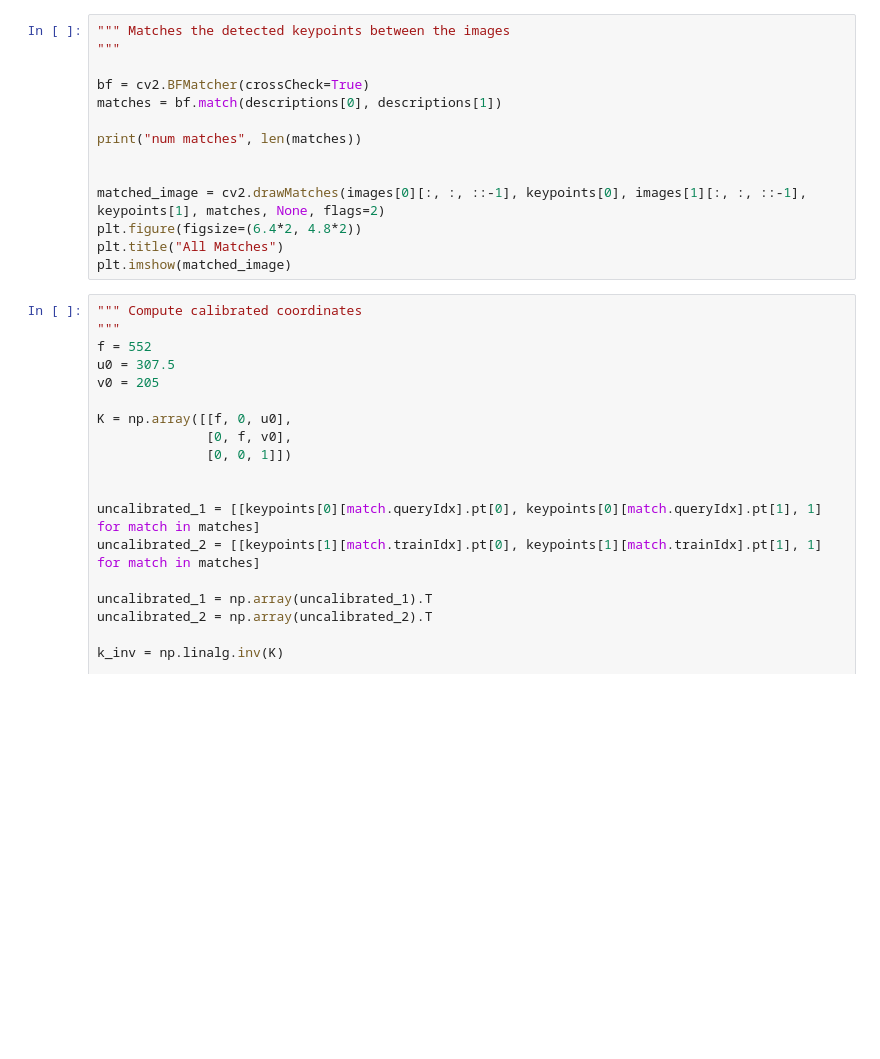
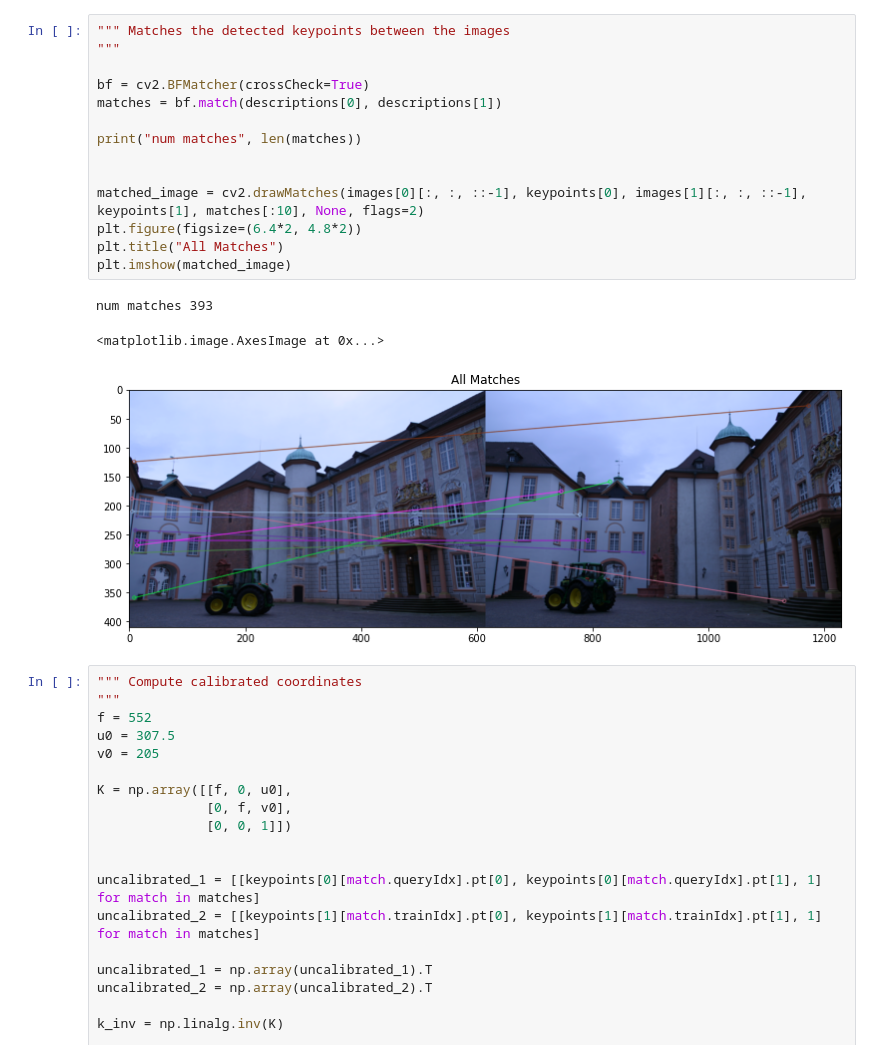
Before and after one commit to sheilsarda/CV_Fundamentals, a Jupyter notebook: PS5/scripts/homework_05_template.ipynb, the cells around one changed output. Saved outputs shown, nothing was run; the diff lists cells and outputs as text; blank space fills up the shorter version.

```diff
--- a/PS5/scripts/homework_05_template.ipynb
+++ b/PS5/scripts/homework_05_template.ipynb
@@ -41,17 +53,21 @@ for im in images:
 # %%
 """ Matches the detected keypoints between the images
 """
 
 bf = cv2.BFMatcher(crossCheck=True)
 matches = bf.match(descriptions[0], descriptions[1])
 
 print("num matches", len(matches))
 
 
-matched_image = cv2.drawMatches(images[0][:, :, ::-1], keypoints[0], images[1][:, :, ::-1], keypoints[1], matches, None, flags=2)
+matched_image = cv2.drawMatches(images[0][:, :, ::-1], keypoints[0], images[1][:, :, ::-1], keypoints[1], matches[:10], None, flags=2)
 plt.figure(figsize=(6.4*2, 4.8*2))
 plt.title("All Matches")
 plt.imshow(matched_image)
+# %% [output]
+num matches 393
+<matplotlib.image.AxesImage at 0x...>
+[figure, added]
 # %%
 """ Compute calibrated coordinates
 """
```
Also changed, not shown: parts of 4 cells of this notebook, 1 other file.
